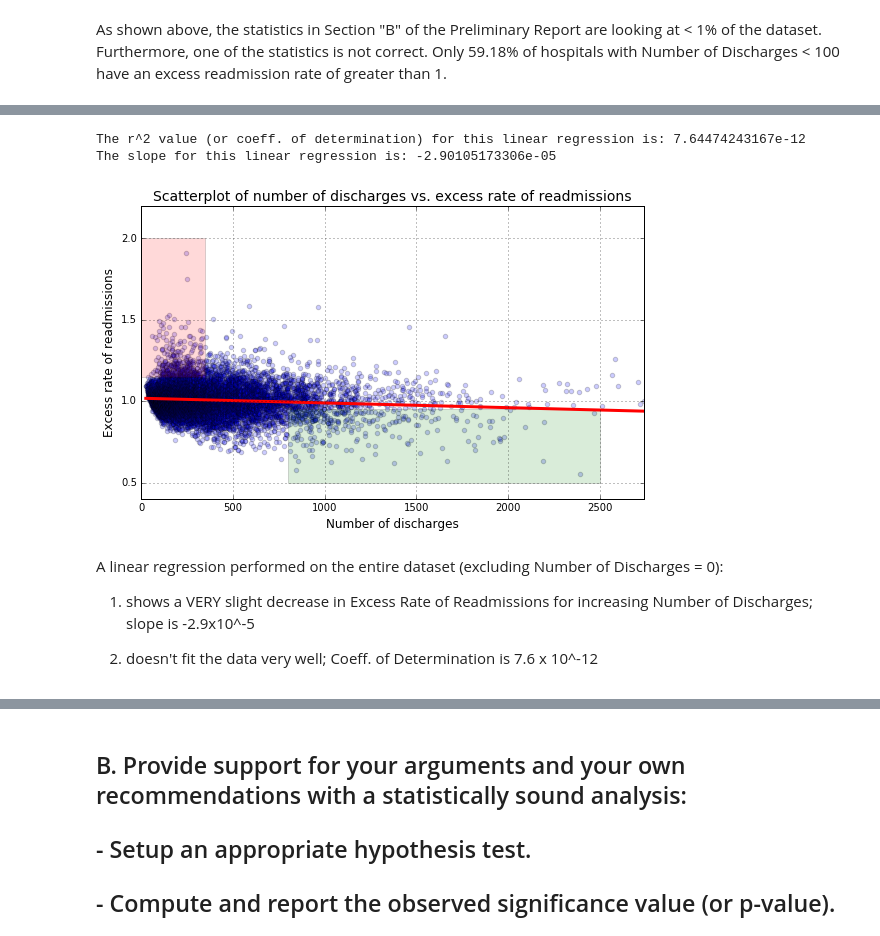
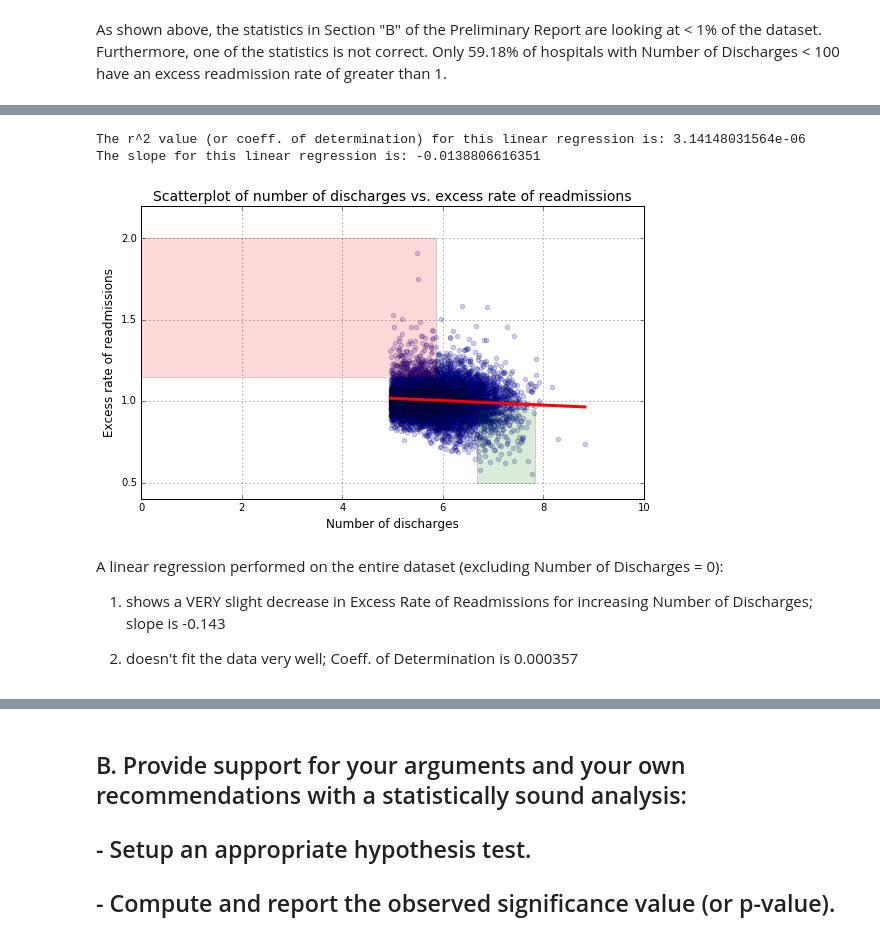
Before and after one commit to le1tz3y/dsi-coursework, a Jupyter notebook: sliderule_dsi_inferential_statistics_exercise_3.ipynb, the cells around one changed output, grey strips where cells are left out. Cells and saved outputs as stored; diff of their text form; code cells hidden in the pictures.

```diff
--- a/sliderule_dsi_inferential_statistics_exercise_3.ipynb
+++ b/sliderule_dsi_inferential_statistics_exercise_3.ipynb
@@ -173,3 +175,8 @@ mean excess readmission rate is 0.9783
 percentage of number of discharges < 100 is 0.04 %
 # %% [markdown]
  As shown above, the statistics in Section "B" of the Preliminary Report are looking at < 1% of the dataset.  Furthermore, one of the statistics is not correct. Only 59.18% of hospitals with Number of Discharges < 100 have an excess readmission rate of greater than 1.
+# %%
+# Log transform the Number of Discharges
+dfc['Number of Discharges'] = dfc['Number of Discharges'][dfc['Number of Discharges'] != 0]   # Get rid of 0 discharges
+dfc['Number of Discharges'] = dfc['Number of Discharges'].map(lambda x: log(x))
+dfc['Number of Discharges'].plot(kind="hist");
@@ -176,42 +185,42 @@ percentage of number of discharges < 100 is 0.04 %
 # %%
 # Create a data frame with only 2 columns of interest
-dfc2 = dfc.ix[:,4:7]
+dfc2 = dfc.ix[81:,4:7]
 del dfc2['Footnote']
 
 # Get rid of 0 discharges
 dfc2 = dfc2[dfc2['Number of Discharges'] != 0]
 
 # Build the x1 and y1 arrays for the linear regression
 x1 = dfc2['Number of Discharges']
 y1 = dfc2['Excess Readmission Ratio']
 
 # Perform a linear regression on all data in dfc2
 slope, intercept, r_val, p_val, std_err = stats.linregress(x1,y1)
 print "The r^2 value (or coeff. of determination) for this linear regression is:", std_err ** 2
 print "The slope for this linear regression is:", slope
 
 # Plot
 fig, ax = plt.subplots(figsize=(8,5))
 ax.scatter(x1, y1, alpha=0.2)
 plt.plot(x1, (slope * x1 + intercept), 'r-', color='Red', linewidth=3.0)
 
-ax.fill_between([0,350], 1.15, 2, facecolor='red', alpha = .15, interpolate=True)
-ax.fill_between([800,2500], .5, .95, facecolor='green', alpha = .15, interpolate=True)
+ax.fill_between([0,log(350)], 1.15, 2, facecolor='red', alpha = .15, interpolate=True)
+ax.fill_between([log(800),log(2500)], .5, .95, facecolor='green', alpha = .15, interpolate=True)
 
-ax.set_xlim([0, max(x)])
+ax.set_xlim([0, 10])
 ax.set_xlabel('Number of discharges', fontsize=12)
 ax.set_ylabel('Excess rate of readmissions', fontsize=12)
 ax.set_title('Scatterplot of number of discharges vs. excess rate of readmissions', fontsize=14)
 
 ax.grid(True)
 fig.tight_layout()
 # %% [output]
-The r^2 value (or coeff. of determination) for this linear regression is: 7.64474243167e-12
-The slope for this linear regression is: -2.90105173306e-05
+The r^2 value (or coeff. of determination) for this linear regression is: 3.14148031564e-06
+The slope for this linear regression is: -0.0138806616351
-[figure, old version]
+[figure, new version]
 # %% [markdown]
  A linear regression performed on the entire dataset (excluding Number of Discharges = 0):
 
- 1) shows a VERY slight decrease in Excess Rate of Readmissions for increasing Number of Discharges; slope is   -2.9x10^-5
+ 1) shows a VERY slight decrease in Excess Rate of Readmissions for increasing Number of Discharges; slope is -0.143
 
- 2) doesn't fit the data very well; Coeff. of Determination is 7.6 x 10^-12
+ 2) doesn't fit the data very well; Coeff. of Determination is 0.000357
```
Also changed, not shown: parts of 10 cells of this notebook.
